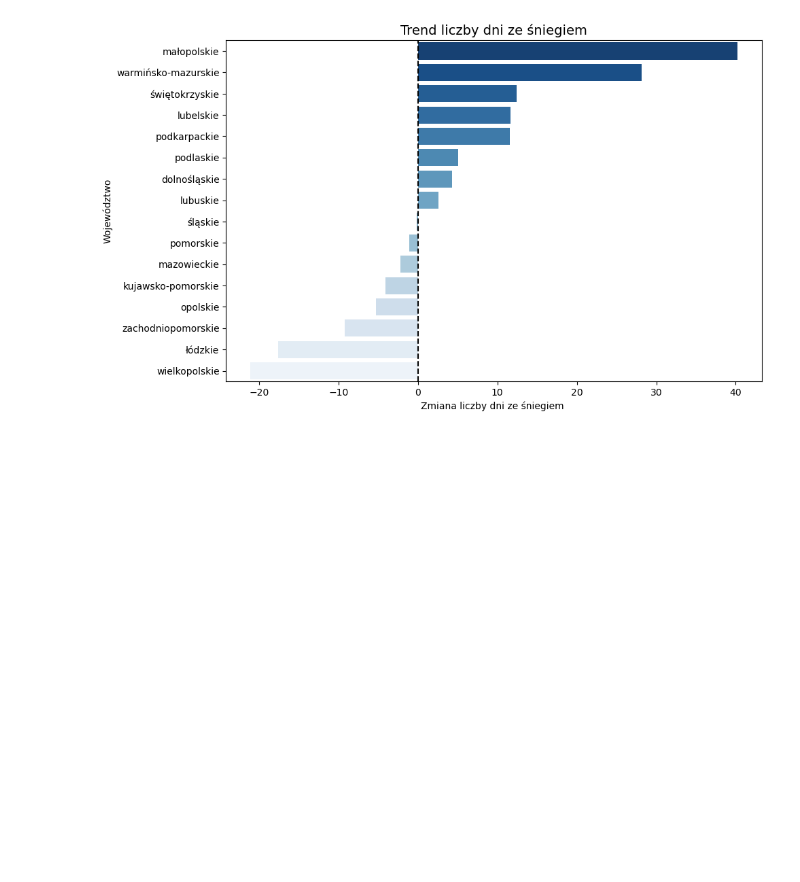
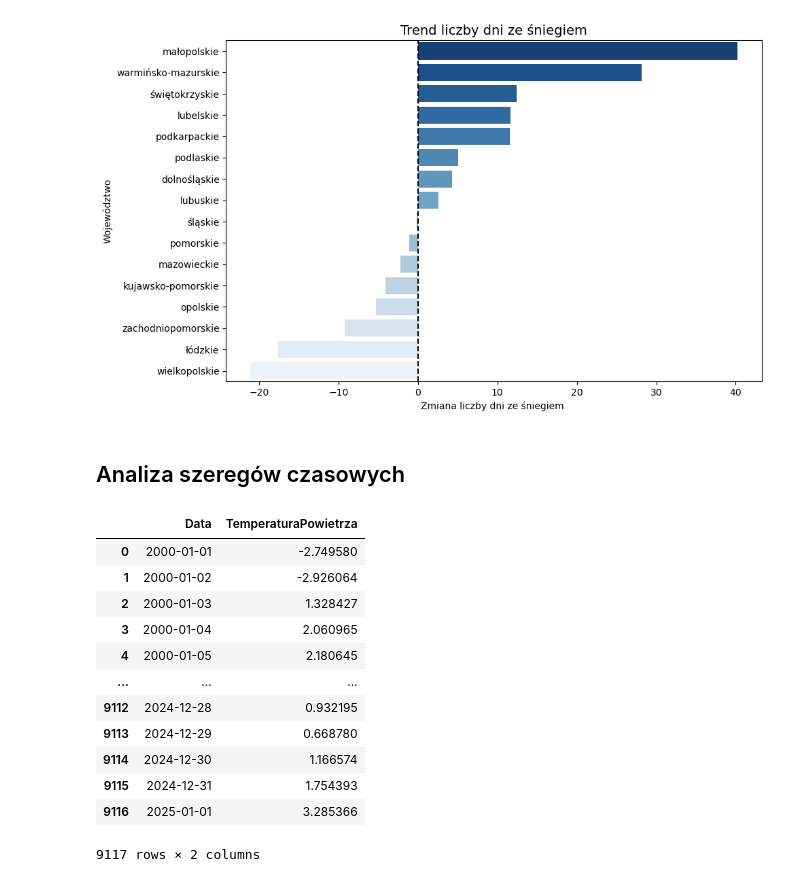
Before and after one commit to ankhralovich/wwsi-umisi, a Jupyter notebook: 2-semestr/zpd/lab-3-klimat.ipynb, the cells around one changed output. Cells and saved outputs as stored; diff of their text form; code cells hidden in the pictures; blank space fills up the shorter version.

```diff
--- a/2-semestr/zpd/lab-3-klimat.ipynb
+++ b/2-semestr/zpd/lab-3-klimat.ipynb
@@ -532,3 +530,7 @@ Passing `palette` without assigning `hue` is deprecated and will be removed in v
 
   sns.barplot(
 [figure]
+# %% [markdown]
+## Analiza szeregów czasowych
+# %%
+df_szereg = df.groupby("Data")["TemperaturaPowietrza"].mean().reset_index()
@@ -534,0 +540,16 @@ Passing `palette` without assigning `hue` is deprecated and will be removed in v
+# %%
+df_szereg
+# %% [output]
+|  | Data | TemperaturaPowietrza |
+| 0 | 2000-01-01 | -2.749580 |
+| 1 | 2000-01-02 | -2.926064 |
+| 2 | 2000-01-03 | 1.328427 |
+| 3 | 2000-01-04 | 2.060965 |
+| 4 | 2000-01-05 | 2.180645 |
+| ... | ... | ... |
+| 9112 | 2024-12-28 | 0.932195 |
+| 9113 | 2024-12-29 | 0.668780 |
+| 9114 | 2024-12-30 | 1.166574 |
+| 9115 | 2024-12-31 | 1.754393 |
+| 9116 | 2025-01-01 | 3.285366 |
+9117 rows × 2 columns
```
Also changed, not shown: parts of 18 cells of this notebook.
